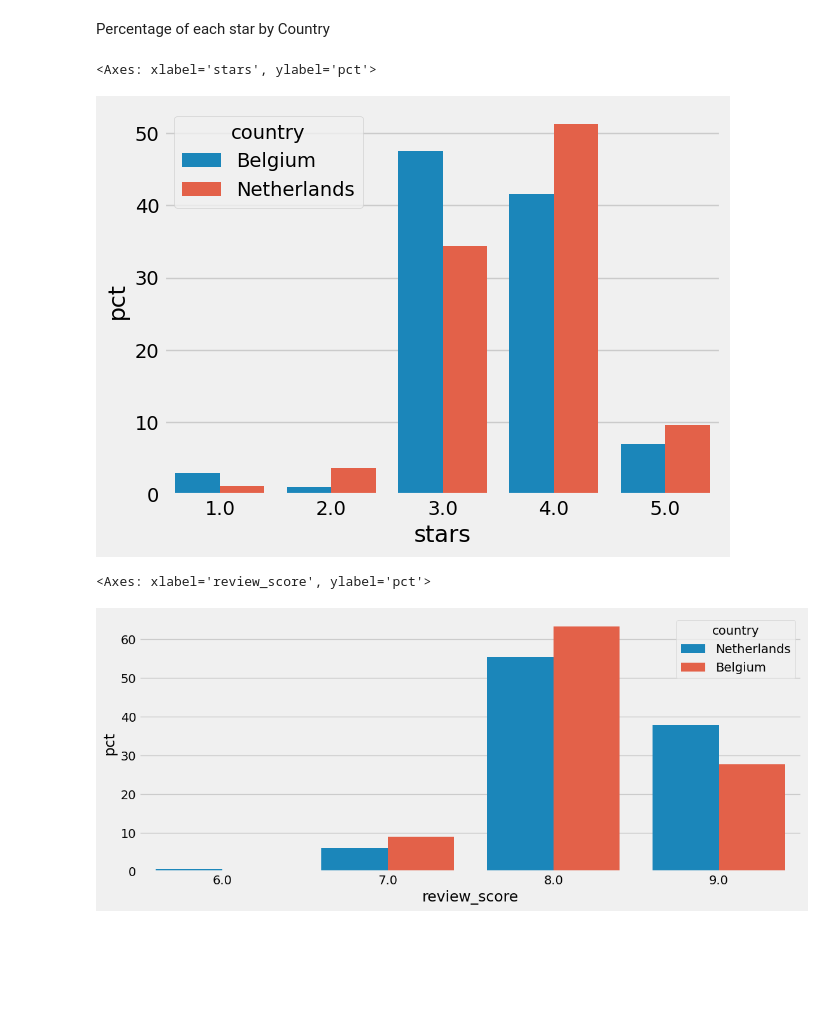
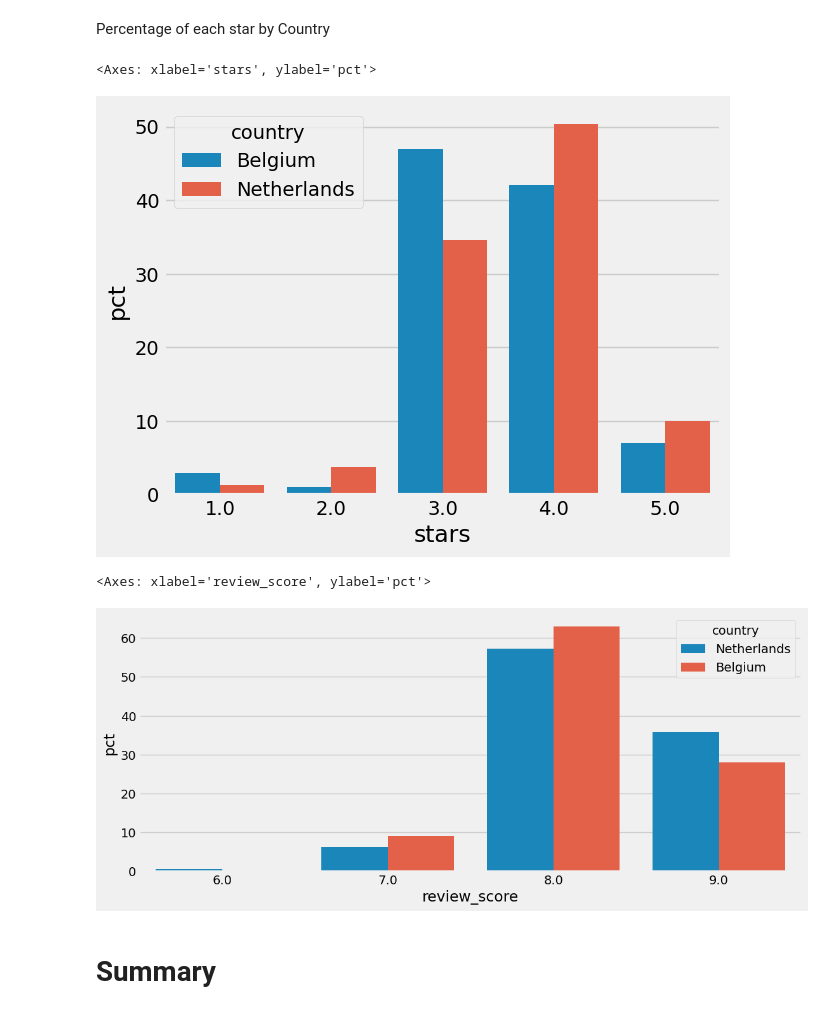
Before and after one commit to TaccheLegend/lighthouse_takehome, a Jupyter notebook: lighthouse_test.ipynb, the cells around one changed output. Drawn from its saved outputs; the diff is of its cells as text; code cells hidden in the pictures; blank space fills up the shorter version.

```diff
--- a/lighthouse_test.ipynb
+++ b/lighthouse_test.ipynb
@@ -139,0 +129,4 @@ sns.histplot(data = hotels_data, x = 'room_count', bins= 10)
+# %%
+hotels_data = hotels_data.dropna(subset='room_count')
+# %%
+hotels_data.reset_index(drop=True, inplace=True)
@@ -680,20 +731,21 @@ Percentage of each star by Country
 stars_by_country = hotels_data.groupby(['stars', 'country']).size().reset_index(name='tot')
 hotels_by_country = hotels_data['country'].value_counts().reset_index()
 hotels_by_country.columns = ['country', 'total_count']
-merged_df = pd.merge(stars_by_country, hotels_by_country, on='country')
-merged_df['pct'] = (merged_df['tot'] * 100)/merged_df['total_count']
-merged_df
-sns.barplot(data=merged_df, x='stars', y='pct', hue='country')
+merged_df1 = pd.merge(stars_by_country, hotels_by_country, on='country')
+merged_df1['pct'] = (merged_df1['tot'] * 100)/merged_df1['total_count']
+sns.barplot(data=merged_df1, x='stars', y='pct', hue='country')
 # %% [output]
 <Axes: xlabel='stars', ylabel='pct'>
-[figure, old version]
+[figure, new version]
 # %%
 plt.figure(figsize=(12,5))
 review_score_by_country = hotels_data.groupby(['review_score', 'country']).size().reset_index(name='tot')
-merged_df = pd.merge(review_score_by_country, hotels_by_country, on='country')
-merged_df['pct'] = (merged_df['tot'] * 100)/merged_df['total_count']
-merged_df
-sns.barplot(data=merged_df, x='review_score', y='pct', hue='country')
+merged_df2 = pd.merge(review_score_by_country, hotels_by_country, on='country')
+merged_df2['pct'] = (merged_df2['tot'] * 100)/merged_df2['total_count']
+merged_df2
+sns.barplot(data=merged_df2, x='review_score', y='pct', hue='country')
 # %% [output]
 <Axes: xlabel='review_score', ylabel='pct'>
-[figure, old version]
+[figure, new version]
+# %% [markdown]
+# Summary
```
Also changed, not shown: parts of 38 cells of this notebook.
